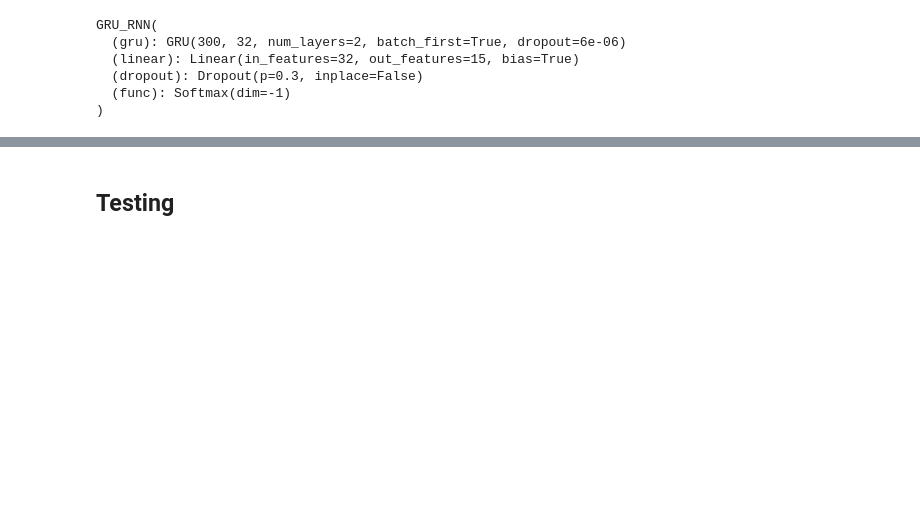
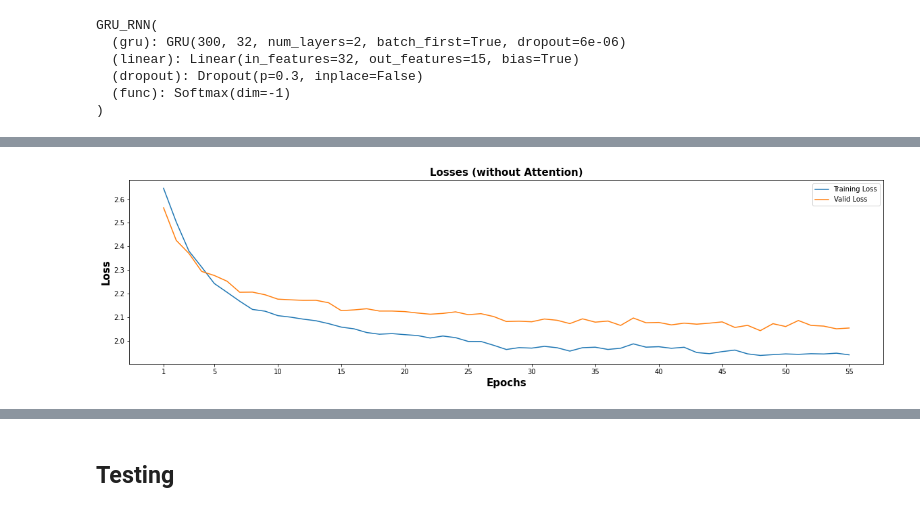
Before and after one commit to AkshatYadav0/P_Lab, a Jupyter notebook: _build/jupyter_execute/attention.ipynb, the cells around one changed output, grey strips where cells are left out. Cells and saved outputs as stored; diff of their text form; code cells hidden in the pictures; blank space fills up the shorter version.

```diff
--- a/_build/jupyter_execute/attention.ipynb
+++ b/_build/jupyter_execute/attention.ipynb
@@ -448,5 +489,5 @@ GRU_RNN(
   (func): Softmax(dim=-1)
 )
 # %%
-train_losses,valid_losses = train(epochs,train_loader,model,valid_loader,optimizer,criterion,att=False)
+train_losses_1,valid_losses_1,tr_acc_1,val_acc_1= train(epochs,train_loader,model,valid_loader,optimizer,criterion,att=False)
 # %% [output]
@@ -469,0 +511,13 @@ Epoch: 55/55    Training Loss: 1.950289         Validation Loss: 2.053404
+# %%
+f = plt.figure()
+f.set_figwidth(20)
+f.set_figheight(5)
+plt.plot(x,train_losses_1)
+plt.plot(x,valid_losses_1)
+plt.xticks(xi)
+plt.xlabel("Epochs", fontweight='bold',color = 'Black', fontsize='15', horizontalalignment='center')
+plt.ylabel("Loss",fontweight='bold',color = 'Black', fontsize='15', horizontalalignment='center')
+plt.title("Losses (without Attention)",fontweight='bold',color = 'Black', fontsize='15', horizontalalignment='center')
+plt.legend(["Training Loss","Valid Loss"]);
+# %% [output]
+[figure, added]
```
Also changed, not shown: parts of 10 cells of this notebook, 16 other files.
